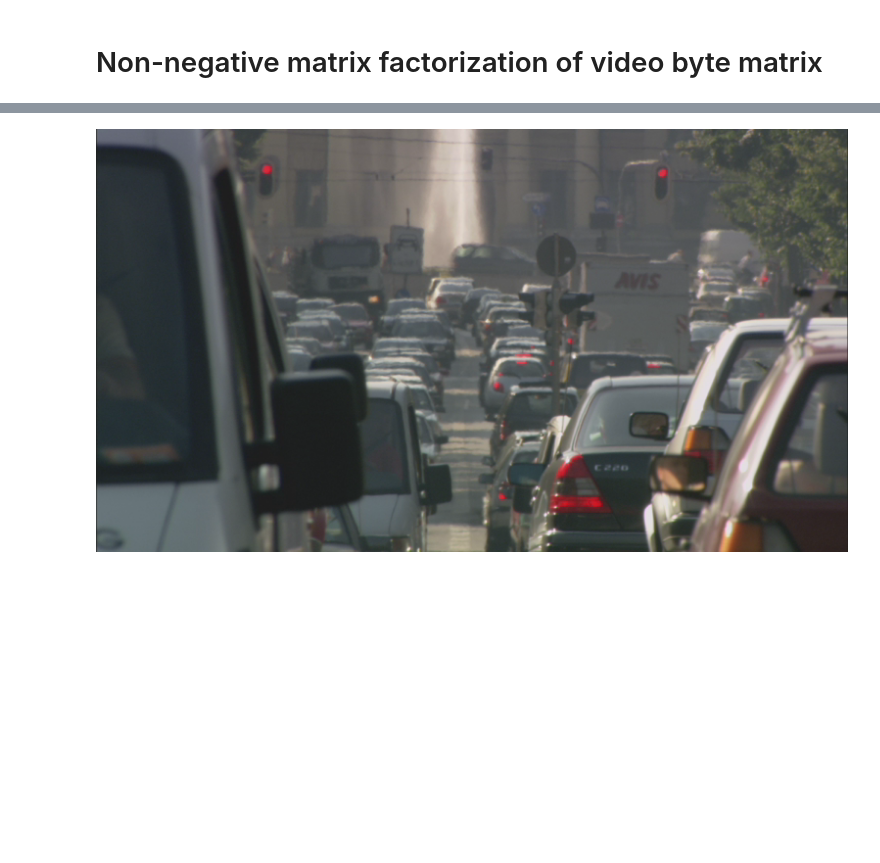
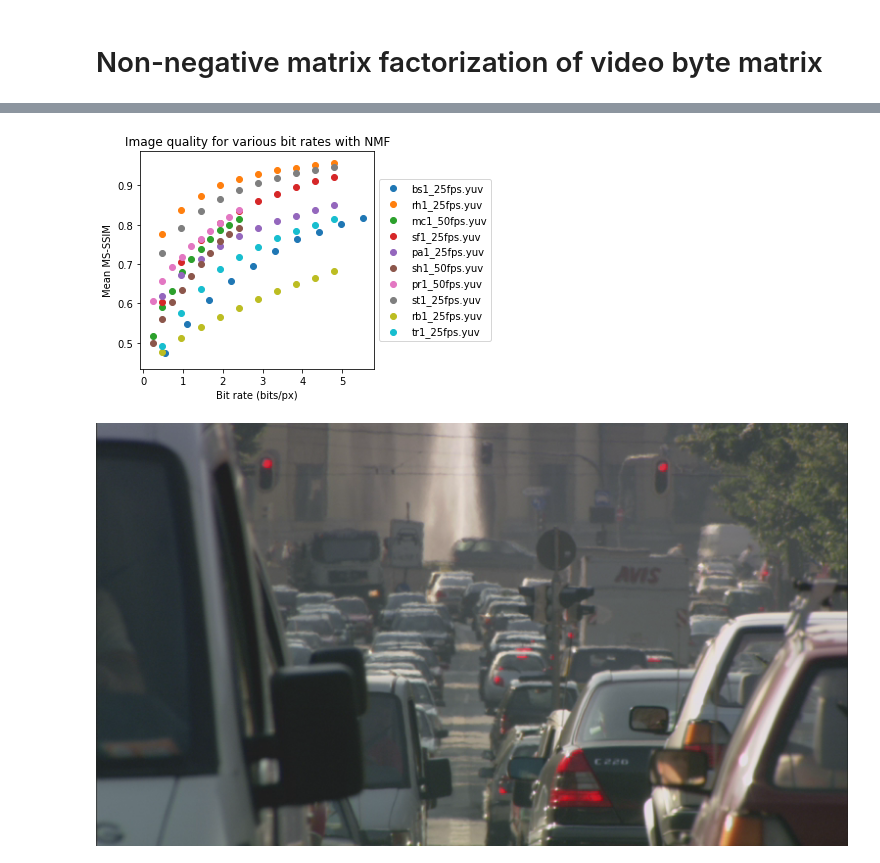
Before and after one commit to ajayjain/video-compression, a Jupyter notebook: Non-negative Matrix Factorization.ipynb, the cells around one changed output, grey strips where cells are left out. Cells and saved outputs as stored; diff of their text form; code cells hidden in the pictures; blank space fills up the shorter version.

Commit message:
Add MS-SSIM recording and plotting in notebook

```diff
--- a/Load LIVE videos.ipynb
+++ b/Non-negative Matrix Factorization.ipynb
@@ -110,0 +225,43 @@ KeyboardInterrupt:
+# %%
+pickle_filenames = """factorizations_bs1_25fps.pkl  factorizations_rh1_25fps.pkl
+factorizations_mc1_50fps.pkl  factorizations_sf1_25fps.pkl
+factorizations_pa1_25fps.pkl  factorizations_sh1_50fps.pkl
+factorizations_pr1_50fps.pkl  factorizations_st1_25fps.pkl
+factorizations_rb1_25fps.pkl  factorizations_tr1_25fps.pkl""".split()
+
+plt.figure()
+
+plt.title("Image quality for various bit rates with NMF")
+plt.xlabel("Bit rate (bits/px)")
+plt.ylabel("Mean MS-SSIM")
+
+# original: 12 bits per pixel, MS-SSIM 1
+# plt.scatter([12], [1], marker='*')
+
+for filename in pickle_filenames:
+    path = os.path.join("results", filename)
+    video_name = filename.replace("factorizations_", "").replace(".pkl", ".yuv")
+
+    with open(path, "rb") as f:
+        vid_facs = pickle.load(f)
+
+        points = []
+        for nmf, W, H, amt_time, scores, mean_msssim, bits_per_pixel, original_bits_per_pixel, compression_ratio in vid_facs.values():
+            points.append([bits_per_pixel, mean_msssim, amt_time])
+
+        points = np.array(points)
+        plt.scatter(points[:, 0], points[:, 1], label=video_name)
+
+
+# Shrink current axis by 20%
+ax = plt.gca()
+box = ax.get_position()
+ax.set_position([box.x0, box.y0, box.width * 0.7, box.height])
+
+# Put a legend to the right of the current axis
+ax.legend(loc='center left', bbox_to_anchor=(1, 0.5))
+
+# plt.legend(['NMF, rush hour at 25 fps', 'Uncompressed'])
+plt.savefig('nmf-msssim.eps')
+# %% [output]
+[figure, added]
```
Also changed, not shown: parts of 14 cells of this notebook.
